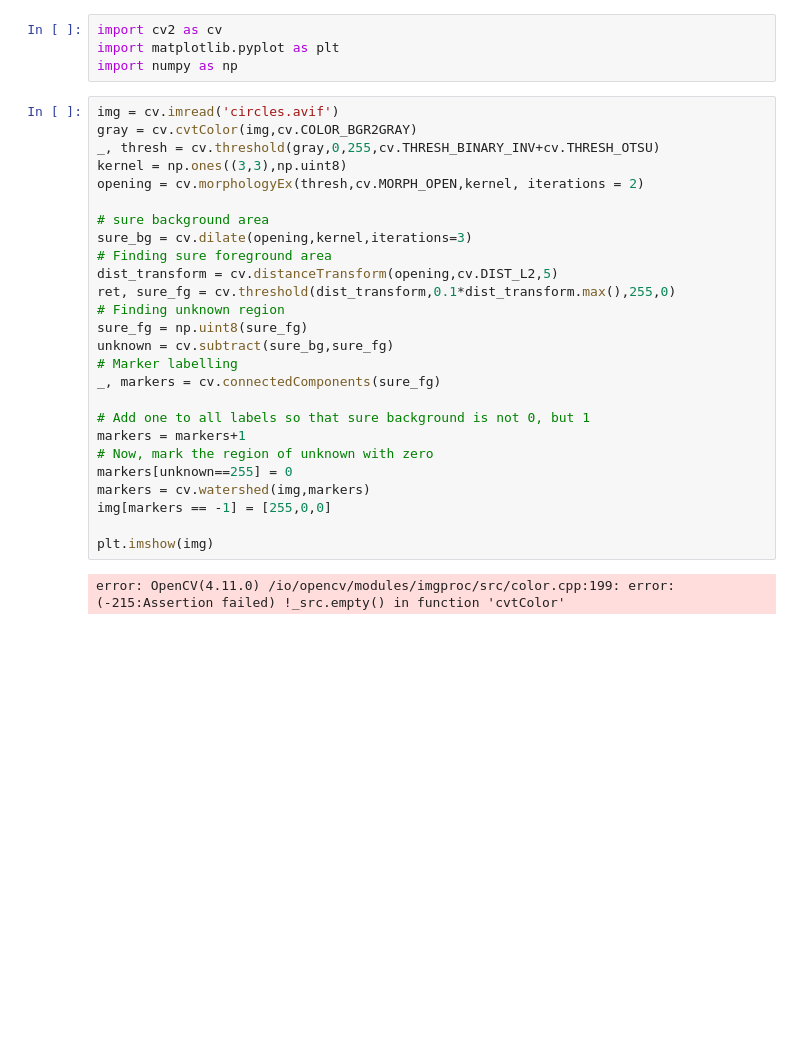
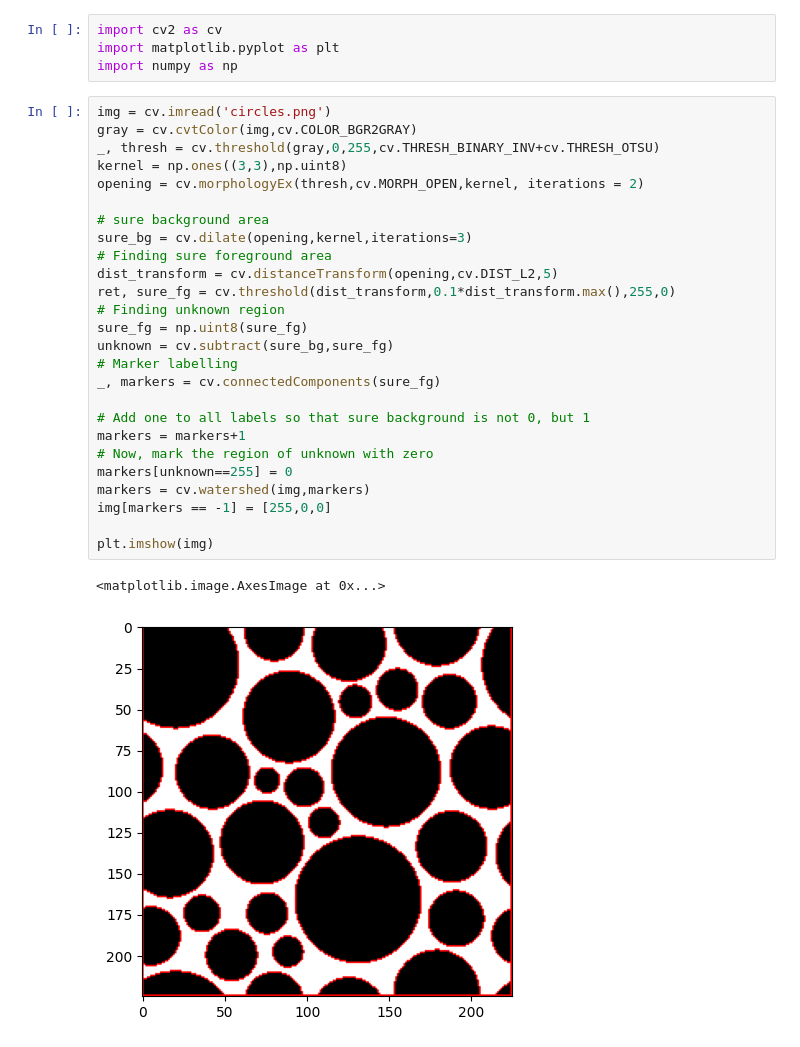
Before and after one commit to ssh0628/open_cv_prac, a Jupyter notebook: test5.ipynb, the cells around one changed output. Drawn from its saved outputs; the diff is of its cells as text; blank space fills up the shorter version.

```diff
--- a/test5.ipynb
+++ b/test5.ipynb
@@ -3,30 +3,31 @@ import cv2 as cv
 import matplotlib.pyplot as plt
 import numpy as np
 # %%
-img = cv.imread('circles.avif')
+img = cv.imread('circles.png')
 gray = cv.cvtColor(img,cv.COLOR_BGR2GRAY)
 _, thresh = cv.threshold(gray,0,255,cv.THRESH_BINARY_INV+cv.THRESH_OTSU)
 kernel = np.ones((3,3),np.uint8)
 opening = cv.morphologyEx(thresh,cv.MORPH_OPEN,kernel, iterations = 2)
 
 # sure background area
 sure_bg = cv.dilate(opening,kernel,iterations=3)
 # Finding sure foreground area
 dist_transform = cv.distanceTransform(opening,cv.DIST_L2,5)
 ret, sure_fg = cv.threshold(dist_transform,0.1*dist_transform.max(),255,0)
 # Finding unknown region
 sure_fg = np.uint8(sure_fg)
 unknown = cv.subtract(sure_bg,sure_fg)
 # Marker labelling
 _, markers = cv.connectedComponents(sure_fg)
 
 # Add one to all labels so that sure background is not 0, but 1
 markers = markers+1
 # Now, mark the region of unknown with zero
 markers[unknown==255] = 0
 markers = cv.watershed(img,markers)
 img[markers == -1] = [255,0,0]
 
 plt.imshow(img)
 # %% [output]
-error: OpenCV(4.11.0) /io/opencv/modules/imgproc/src/color.cpp:199: error: (-215:Assertion failed) !_src.empty() in function 'cvtColor'
+<matplotlib.image.AxesImage at 0x...>
+[figure, added]
```
Also changed, not shown: parts of 2 cells of this notebook, 2 other files.
